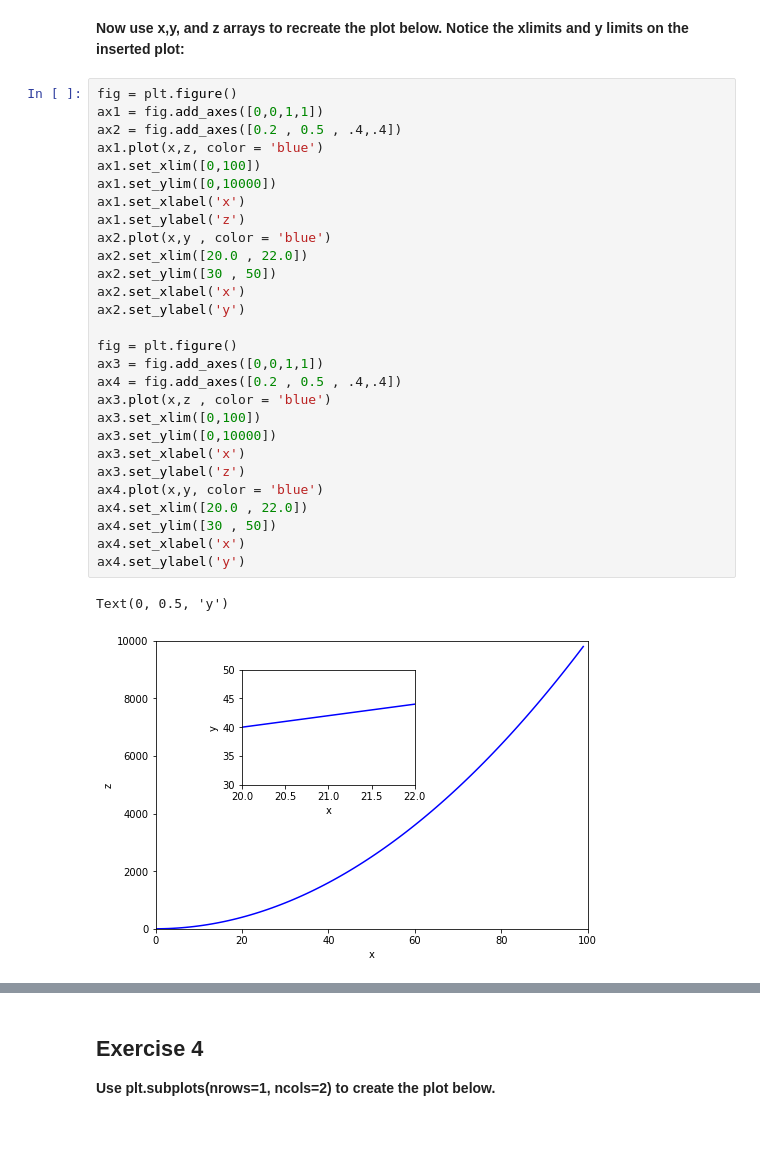
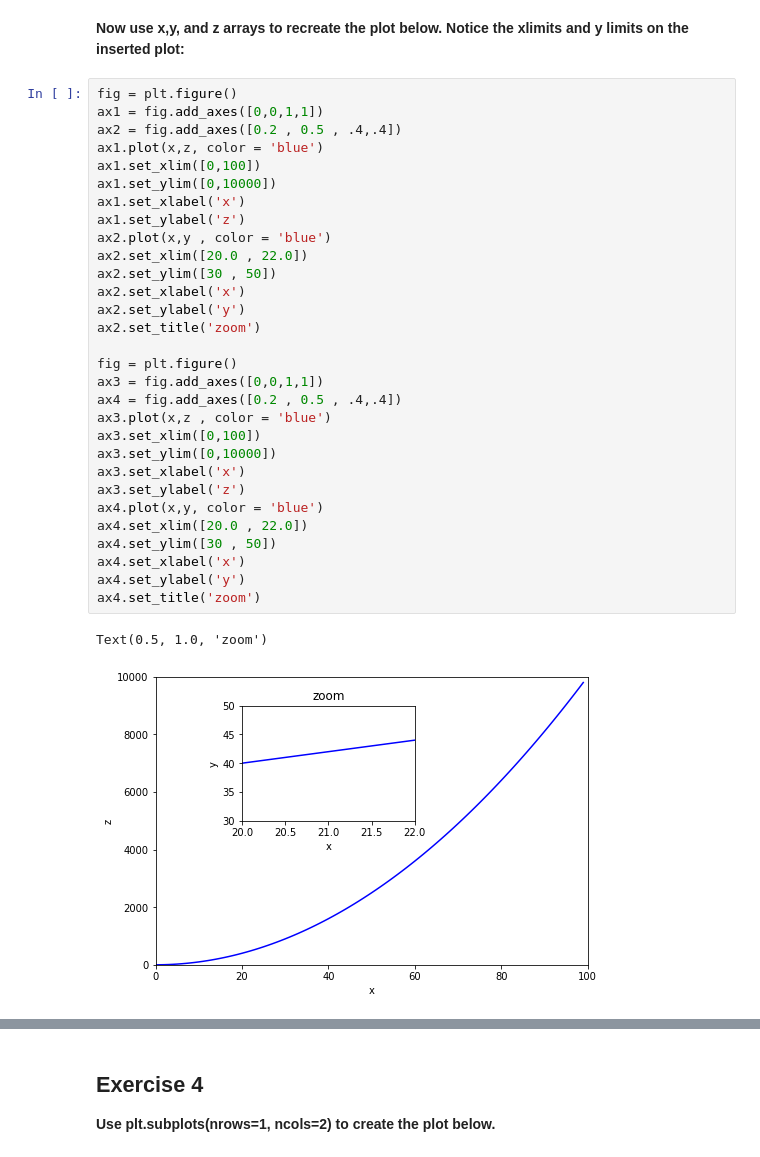
Before and after one commit to TheMLEngineer/JosePortilaCourse, a Jupyter notebook: Python for Data Science and Machine Learning Bootcamp/02-Matplotlib Exercises.ipynb, the cells around one changed output, grey strips where cells are left out. Drawn from its saved outputs; the diff is of its cells as text.

```diff
--- a/Python for Data Science and Machine Learning Bootcamp/02-Matplotlib Exercises.ipynb
+++ b/Python for Data Science and Machine Learning Bootcamp/02-Matplotlib Exercises.ipynb
@@ -98,31 +98,33 @@ ax2 = fig.add_axes([0.2 , 0.5 , .4,.4])
 # %%
 fig = plt.figure()
 ax1 = fig.add_axes([0,0,1,1])
 ax2 = fig.add_axes([0.2 , 0.5 , .4,.4])
 ax1.plot(x,z, color = 'blue')
 ax1.set_xlim([0,100])
 ax1.set_ylim([0,10000])
 ax1.set_xlabel('x')
 ax1.set_ylabel('z')
 ax2.plot(x,y , color = 'blue')
 ax2.set_xlim([20.0 , 22.0])
 ax2.set_ylim([30 , 50])
 ax2.set_xlabel('x')
 ax2.set_ylabel('y')
+ax2.set_title('zoom')
 
 fig = plt.figure()
 ax3 = fig.add_axes([0,0,1,1])
 ax4 = fig.add_axes([0.2 , 0.5 , .4,.4])
 ax3.plot(x,z , color = 'blue')
 ax3.set_xlim([0,100])
 ax3.set_ylim([0,10000])
 ax3.set_xlabel('x')
 ax3.set_ylabel('z')
 ax4.plot(x,y, color = 'blue')
 ax4.set_xlim([20.0 , 22.0])
 ax4.set_ylim([30 , 50])
 ax4.set_xlabel('x')
 ax4.set_ylabel('y')
+ax4.set_title('zoom')
 # %% [output]
-Text(0, 0.5, 'y')
+Text(0.5, 1.0, 'zoom')
-[figure, old version]
+[figure, new version]
```
Also changed, not shown: parts of 1 cell of this notebook.
